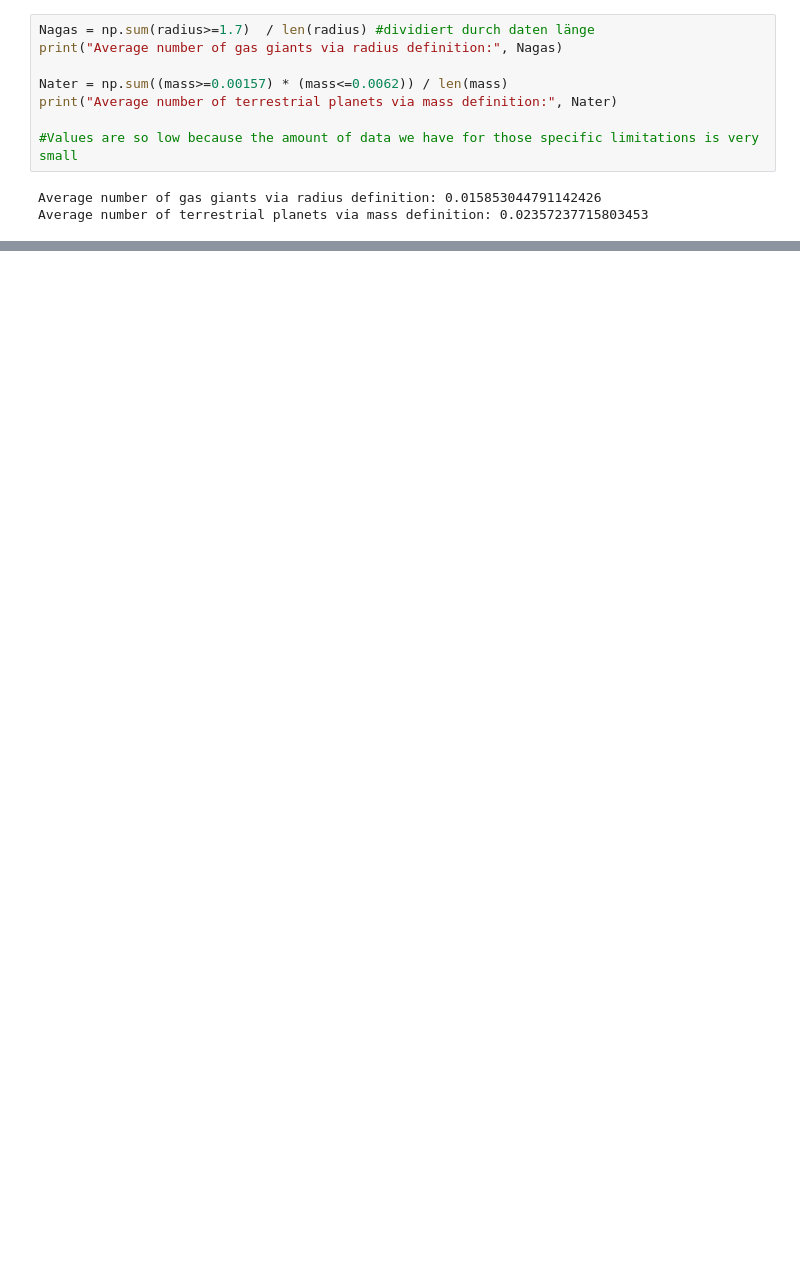
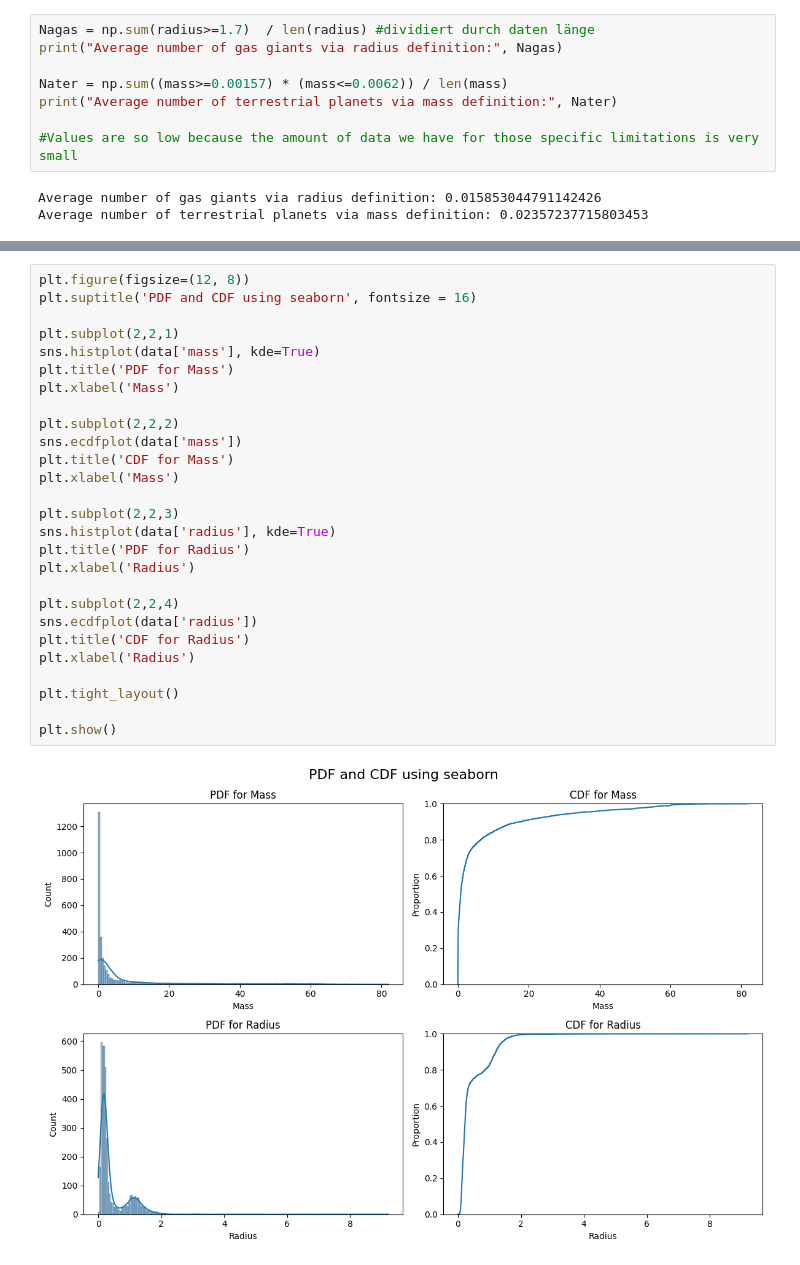
Before and after one commit to samkampitsch/data-and-statistics, a Jupyter notebook: Exoplanet_Mass_Radius/Exoplanets.ipynb, the cells around one changed output, grey strips where cells are left out. Saved outputs shown, nothing was run; the diff lists cells and outputs as text; blank space fills up the shorter version.

```diff
--- a/Exoplanet_Mass_Radius/Exoplanets.ipynb
+++ b/Exoplanet_Mass_Radius/Exoplanets.ipynb
@@ -624,0 +314,29 @@ plt.show() # Bananen san gelb
+# %%
+plt.figure(figsize=(12, 8))
+plt.suptitle('PDF and CDF using seaborn', fontsize = 16)
+
+plt.subplot(2,2,1)
+sns.histplot(data['mass'], kde=True)
+plt.title('PDF for Mass')
+plt.xlabel('Mass')
+
+plt.subplot(2,2,2)
+sns.ecdfplot(data['mass'])
+plt.title('CDF for Mass')
+plt.xlabel('Mass')
+
+plt.subplot(2,2,3)
+sns.histplot(data['radius'], kde=True)
+plt.title('PDF for Radius')
+plt.xlabel('Radius')
+
+plt.subplot(2,2,4)
+sns.ecdfplot(data['radius'])
+plt.title('CDF for Radius')
+plt.xlabel('Radius')
+
+plt.tight_layout()
+
+plt.show()
+# %% [output]
+[figure, added]
```
Also changed, not shown: parts of 40 cells of this notebook.
